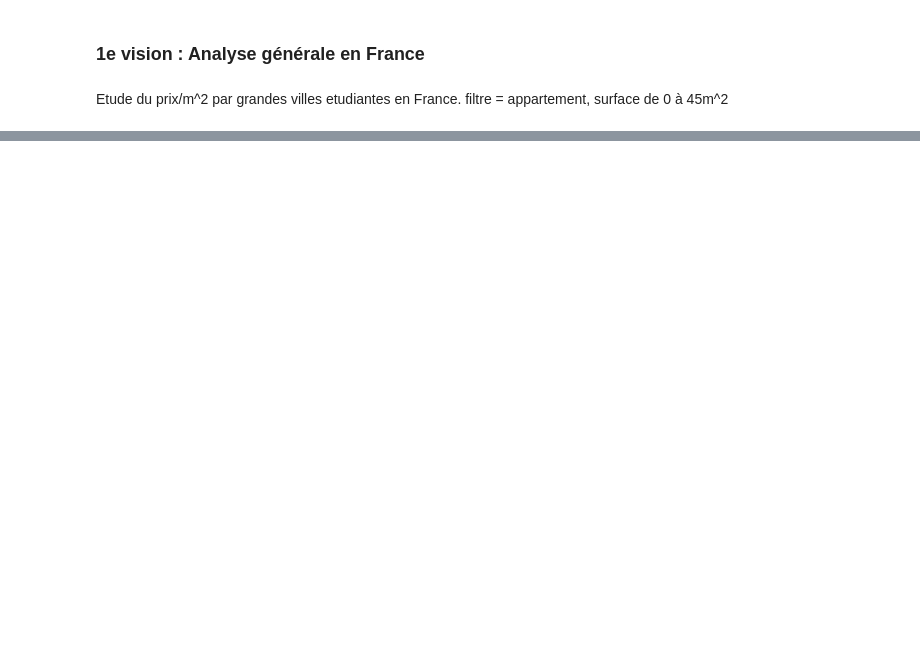
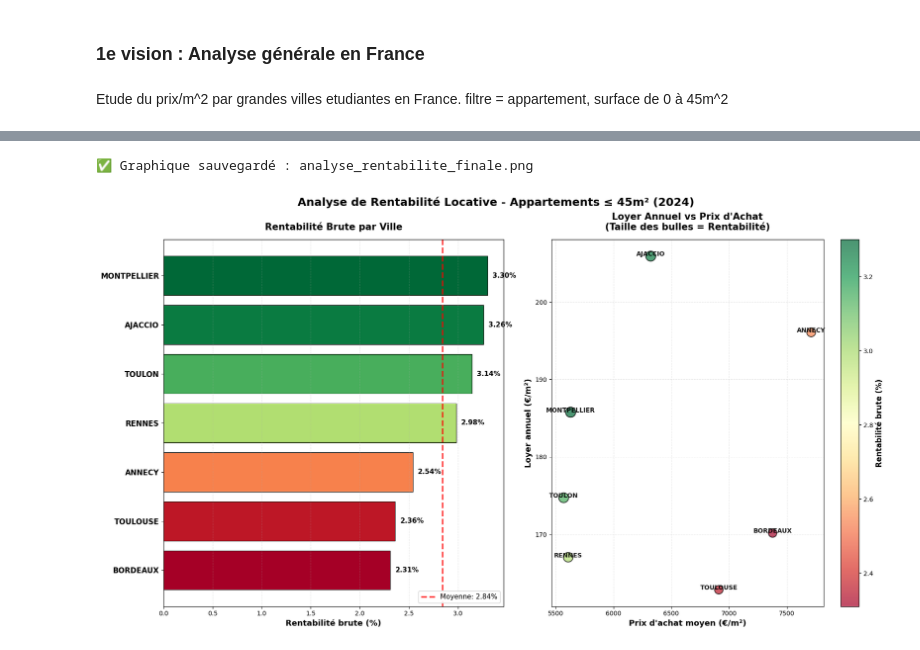
Before and after one commit to adam2504/Analyse_Donnees_Foncieres, a Jupyter notebook: notebook_valentine.ipynb, the cells around one changed output, grey strips where cells are left out. Cells and saved outputs as stored; diff of their text form; code cells hidden in the pictures; blank space fills up the shorter version.

```diff
--- a/notebook_valentine.ipynb
+++ b/notebook_valentine.ipynb
@@ -235,0 +737,75 @@ plt.show()
+# %%
+i# Lecture du fichier de rentabilité
+df_rentabilite = pd.read_csv("rentabilite_locative_par_ville.csv")
+
+# Calcul du loyer annuel au m²
+df_rentabilite['Loyer_annuel_m2'] = (df_rentabilite['Loyer_moyen_m2'] * 12).round(2)
+
+# Trier par rentabilité décroissante
+df_rentabilite = df_rentabilite.sort_values('Rentabilite_brute_%', ascending=True)  # Croissant pour le graphique
+
+# ==============================================================================
+# GRAPHIQUE : RENTABILITÉ LOCATIVE (2 graphiques côte à côte)
+# ==============================================================================
+
+fig, axes = plt.subplots(1, 2, figsize=(18, 10))
+fig.suptitle('Analyse de Rentabilité Locative - Appartements ≤ 45m² (2024)',
+             fontsize=18, fontweight='bold', y=0.98)
+
+# --- GRAPHIQUE 1 : Rentabilité brute par ville ---
+ax1 = axes[0]
+villes = df_rentabilite['Commune']
+rentabilite = df_rentabilite['Rentabilite_brute_%']
+
+colors = plt.cm.RdYlGn([(r - rentabilite.min()) / (rentabilite.max() - rentabilite.min()) for r in rentabilite])
+bars1 = ax1.barh(range(len(villes)), rentabilite, color=colors, edgecolor='black', linewidth=0.8)
+
+# Ajouter les valeurs sur les barres
+for i, (bar, val) in enumerate(zip(bars1, rentabilite)):
+    ax1.text(bar.get_width() + 0.05, bar.get_y() + bar.get_height()/2,
+            f'{val:.2f}%', va='center', fontsize=11, fontweight='bold')
+
+ax1.set_yticks(range(len(villes)))
+ax1.set_yticklabels(villes, fontsize=12, fontweight='bold')
+ax1.set_xlabel('Rentabilité brute (%)', fontsize=13, fontweight='bold')
+ax1.set_title('Rentabilité Brute par Ville', fontsize=15, fontweight='bold', pad=15)
+ax1.grid(axis='x', alpha=0.3, linestyle='--')
+ax1.axvline(x=rentabilite.mean(), color='red', linestyle='--', linewidth=2.5, alpha=0.8,
+           label=f'Moyenne: {rentabilite.mean():.2f}%')
+ax1.legend(loc='lower right', fontsize=11, framealpha=0.9)
+
+# --- GRAPHIQUE 2 : Loyer ANNUEL vs Prix d'achat (Scatter) ---
+ax2 = axes[1]
+scatter = ax2.scatter(df_rentabilite['Prix_achat_moyen_m2'],
+                     df_rentabilite['Loyer_annuel_m2'],  # LOYER ANNUEL
+                     s=df_rentabilite['Rentabilite_brute_%']*80,  # Taille selon rentabilité
+                     c=df_rentabilite['Rentabilite_brute_%'],
+                     cmap='RdYlGn',
+                     alpha=0.7,
+                     edgecolors='black',
+                     linewidth=1.5)
+
+# Ajouter les noms de villes
+for idx, row in df_rentabilite.iterrows():
+    ax2.annotate(row['Commune'],
+                (row['Prix_achat_moyen_m2'], row['Loyer_annuel_m2']),
+                fontsize=10, ha='center', fontweight='bold', alpha=0.9)
+
+ax2.set_xlabel('Prix d\'achat moyen (€/m²)', fontsize=13, fontweight='bold')
+ax2.set_ylabel('Loyer annuel (€/m²)', fontsize=13, fontweight='bold')
+ax2.set_title('Loyer Annuel vs Prix d\'Achat\n(Taille des bulles = Rentabilité)',
+             fontsize=15, fontweight='bold', pad=15)
+ax2.grid(True, alpha=0.3, linestyle='--')
+
+# Colorbar
+cbar = plt.colorbar(scatter, ax=ax2)
+cbar.set_label('Rentabilité brute (%)', fontsize=12, fontweight='bold')
+cbar.ax.tick_params(labelsize=10)
+
+plt.tight_layout()
+plt.savefig('analyse_rentabilite_finale.png', dpi=300, bbox_inches='tight')
+print("✅ Graphique sauvegardé : analyse_rentabilite_finale.png")
+plt.show()
+# %% [output]
+✅ Graphique sauvegardé : analyse_rentabilite_finale.png
+[figure, added]
```
Also changed, not shown: parts of 23 cells of this notebook.
